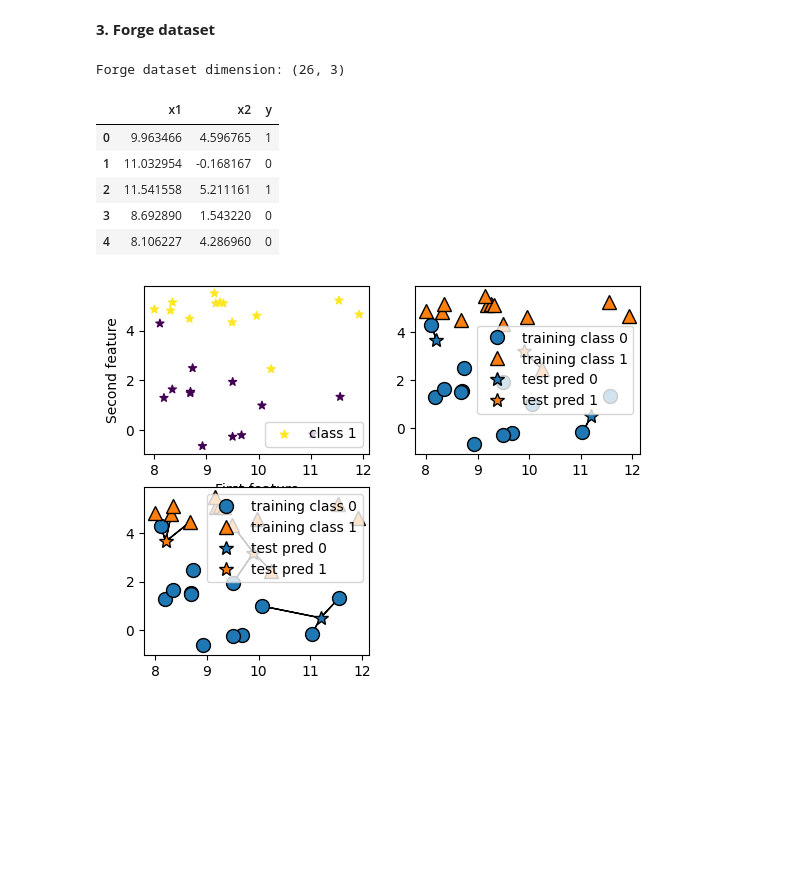
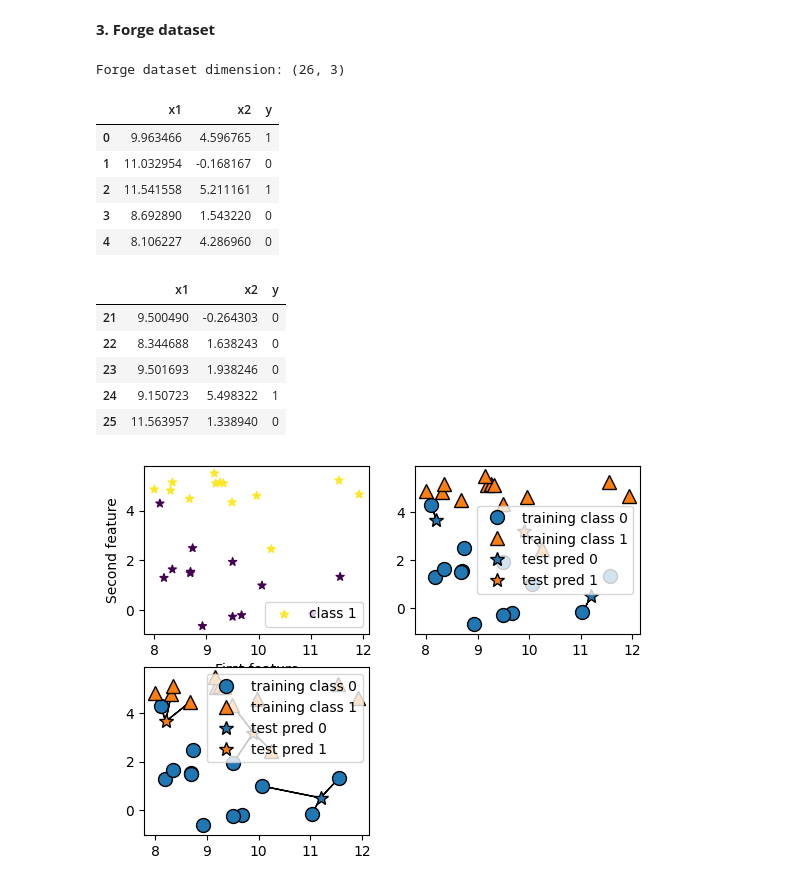
Before and after one commit to pquynhvu/ML, a Jupyter notebook: supervised-learning/knn.ipynb, the cells around one changed output. Drawn from its saved outputs; the diff is of its cells as text; code cells hidden in the pictures; blank space fills up the shorter version.

```diff
--- a/supervised-learning/knn.ipynb
+++ b/supervised-learning/knn.ipynb
@@ -83,19 +83,26 @@ plt.legend()
 # %%
 X_forge, y_forge = mglearn.datasets.make_forge()
 
 forge_df = pd.DataFrame(X_forge, columns= ['x1', 'x2'])
 forge_df = forge_df.assign(y = y_forge)
 print("Forge dataset dimension: {}".format(forge_df.shape)) # 2 features and 26 obs
 
 display(forge_df.iloc[:5])
+display(forge_df.tail(5))
 # %% [output]
 Forge dataset dimension: (26, 3)
 |  | x1 | x2 | y |
 | 0 | 9.963466 | 4.596765 | 1 |
 | 1 | 11.032954 | -0.168167 | 0 |
 | 2 | 11.541558 | 5.211161 | 1 |
 | 3 | 8.692890 | 1.543220 | 0 |
 | 4 | 8.106227 | 4.286960 | 0 |
+|  | x1 | x2 | y |
+| 21 | 9.500490 | -0.264303 | 0 |
+| 22 | 8.344688 | 1.638243 | 0 |
+| 23 | 9.501693 | 1.938246 | 0 |
+| 24 | 9.150723 | 5.498322 | 1 |
+| 25 | 11.563957 | 1.338940 | 0 |
 # %%
 plt.subplot(2, 2, 1)
 plt.scatter(forge_df['x1'], forge_df['x2'], c=forge_df['y'], marker= '*')
```
